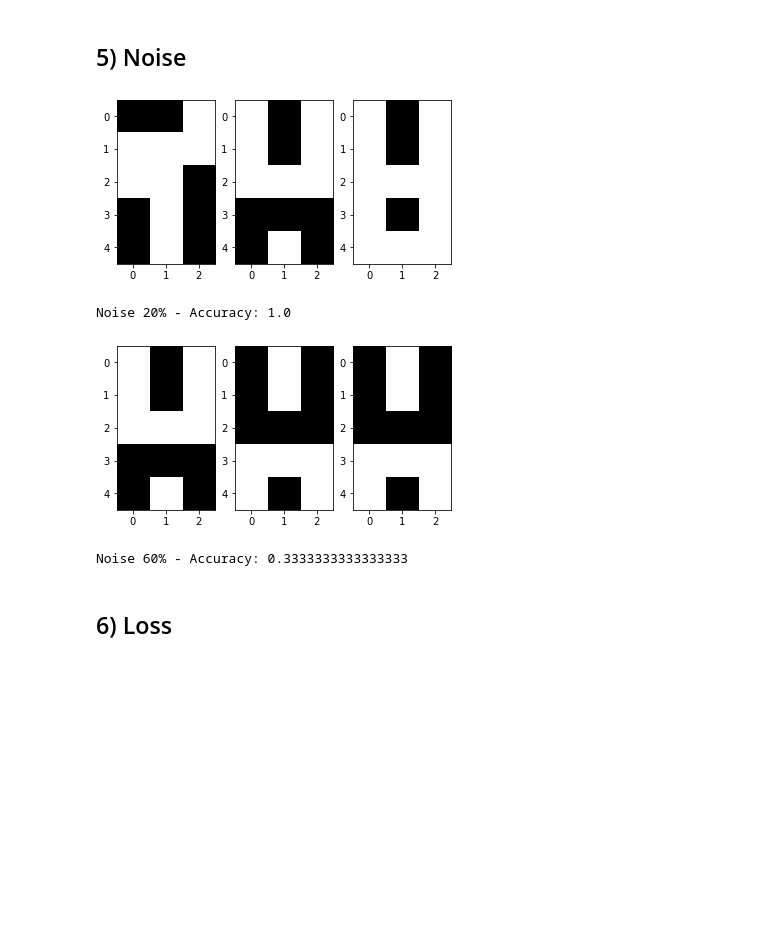
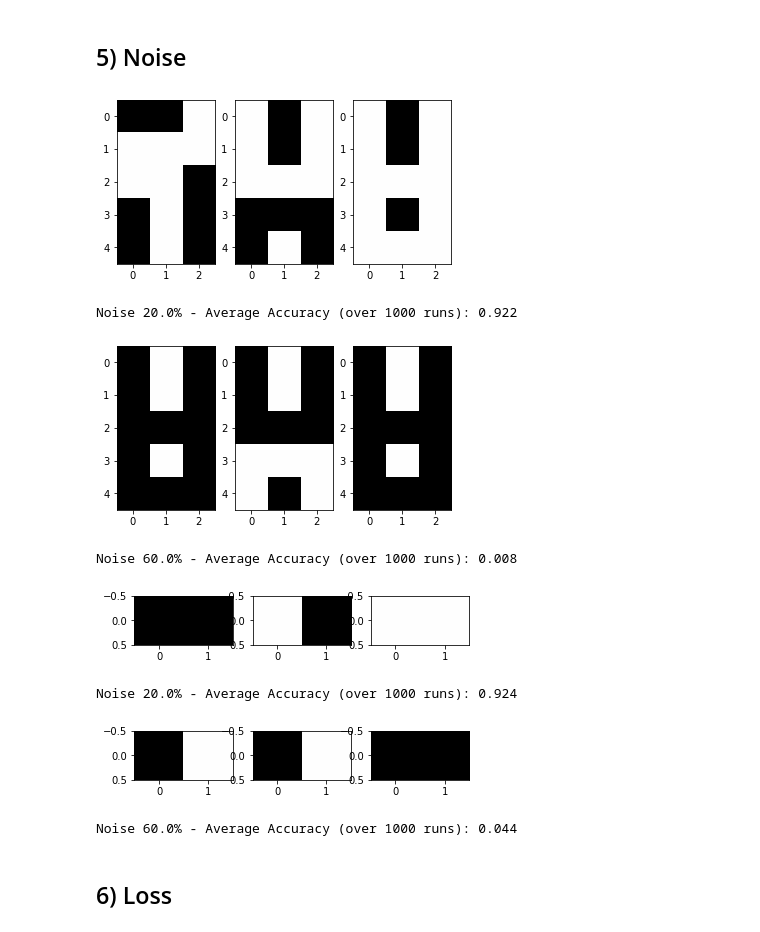
Before and after one commit to mohsenfayyaz/nn-course-ut, a Jupyter notebook: CA3_Memory_Networks/NN_HW3_Q1_MohsenFayyaz.ipynb, the cells around one changed output. Drawn from its saved outputs; the diff is of its cells as text; code cells hidden in the pictures; blank space fills up the shorter version.

```diff
--- a/CA3_Memory_Networks/NN_HW3_Q1_MohsenFayyaz.ipynb
+++ b/CA3_Memory_Networks/NN_HW3_Q1_MohsenFayyaz.ipynb
@@ -135,12 +150,18 @@ draw_matrix(hebb.weights)
 # %%
 def compute_accuracy(true, preds):
     tp, all = 0, 0
+    total_tp = 0
     for i in range(len(preds)):
+        eq = True
         for j in range(len(preds[i])):
             if preds[i][j] == true[i][j]:
                 tp += 1
+            else:
+                eq = False
             all += 1
-    return tp / all
+        if eq:
+            total_tp += 1
+    return total_tp / len(true)
 
 preds = [hebb.predict(i) for i in inputs]
 draw_images(preds)
@@ -156,0 +174,7 @@ np.dot(outputs[0], outputs[2])
+# %%
+small_hebb = HebbTrainer(inputs.shape[1], outputs_small.shape[1])
+small_hebb.train(inputs, outputs_small)
+
+preds = [small_hebb.predict(i) for i in inputs]
+draw_images(preds)
+print("Accuracy:", compute_accuracy(outputs_small, preds))
@@ -159,26 +186,34 @@ np.dot(outputs[0], outputs[2])
 # %%
 def add_noise(array, noise_ratio=0.2):
     array = np.copy(array)
     for i in range(len(array)):
         for j in range(len(array[i])):
             if random.random() < noise_ratio:
                 array[i][j] *= -1
     return array
 
-noisy_inputs = add_noise(inputs, noise_ratio=0.2)
-preds = [hebb.predict(i) for i in noisy_inputs]
-draw_images(preds)
-print("Noise 20% - Accuracy:", compute_accuracy(outputs, preds))
+def evaluate_noise(noise_ratio, hebb_model, true_outputs):
+    accs = []
+    for i in range(10000):
+        noisy_inputs = add_noise(inputs, noise_ratio=noise_ratio)
+        preds = [hebb_model.predict(i) for i in noisy_inputs]
+        accs.append(compute_accuracy(true_outputs, preds))
+    draw_images(preds)
+    print(f"Noise {noise_ratio * 100}% - Average Accuracy (over 1000 runs): {np.mean(accs):.3f}")
 
-noisy_inputs = add_noise(inputs, noise_ratio=0.6)
-preds = [hebb.predict(i) for i in noisy_inputs]
-draw_images(preds)
-print("Noise 60% - Accuracy:", compute_accuracy(outputs, preds))
+evaluate_noise(noise_ratio=0.2, hebb_model=hebb, true_outputs=outputs)
+evaluate_noise(noise_ratio=0.6, hebb_model=hebb, true_outputs=outputs)
+evaluate_noise(noise_ratio=0.2, hebb_model=small_hebb, true_outputs=outputs_small)
+evaluate_noise(noise_ratio=0.6, hebb_model=small_hebb, true_outputs=outputs_small)
 # %% [output]
 [figure]
-Noise 20% - Accuracy: 1.0
+Noise 20.0% - Average Accuracy (over 1000 runs): 0.922
-[figure, old version]
+[figure, new version]
-Noise 60% - Accuracy: 0.3333333333333333
+Noise 60.0% - Average Accuracy (over 1000 runs): 0.008
+[figure, added]
+Noise 20.0% - Average Accuracy (over 1000 runs): 0.924
+[figure, added]
+Noise 60.0% - Average Accuracy (over 1000 runs): 0.044
 # %% [markdown]
 ## 6) Loss
 # %%
```
Also changed, not shown: parts of 4 cells of this notebook, 1 other file.
